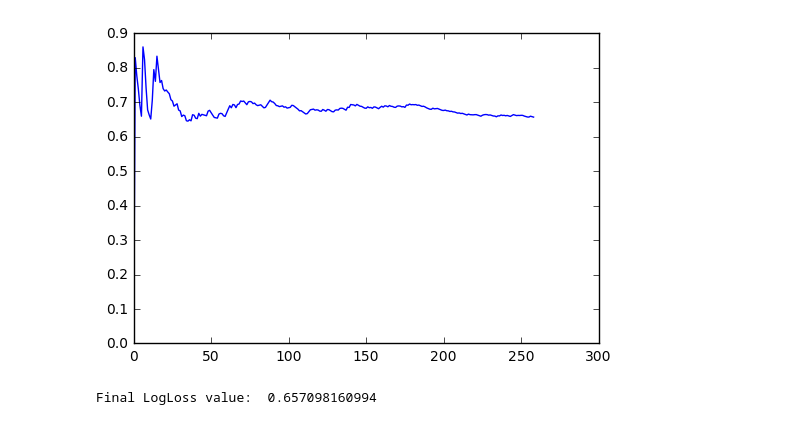
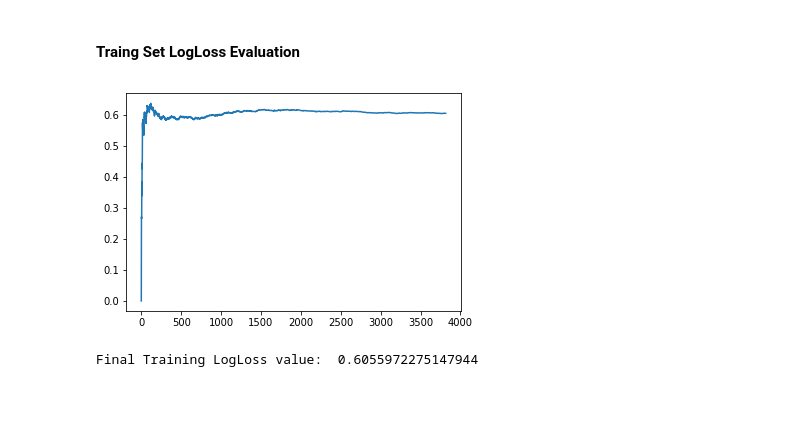
Before and after one commit to ntozer/nba-game-predictor, a Jupyter notebook: mlp_nn_classifer.ipynb, the cells around one changed output. Drawn from its saved outputs; the diff is of its cells as text; code cells hidden in the pictures; blank space fills up the shorter version.

Commit message:
updates to MLP Classifier notebook and logloss.py

```diff
--- a/mlp_nn_classifer.ipynb
+++ b/mlp_nn_classifer.ipynb
@@ -31,6 +9,18 @@ df = pd.read_csv('data/prep/2017season.csv')
+# %%
+seasons = [2011, 2012, 2013, 2014, 2015]
+df = None
+for season in seasons:
+    temp_df = pd.read_csv('data/prepared/{}_NBAseason.csv'.format(season))
+    if df is None:
+        df = temp_df
+    else:
+        df = df.append(temp_df, ignore_index=True)
 # %%
-msk = np.random.rand(len(df)) < 0.8
+msk = np.random.rand(len(df)) < 0.6
 train = df[msk]
-test = df[~msk]
+test_cval = df[~msk]
+msk = np.random.rand(len(test_cval)) < 0.5
+cval = test_cval[msk]
+test = test_cval[~msk]
 # %%
 print('Train: ', len(train), '\n'
@@ -53,5 +87,5 @@ test_features = test[features]
 # %%
-clf = MLPClassifier(solver='lbfgs', activation='logistic', alpha=1e-5, hidden_layer_sizes=(7,2), random_state=1)
+clf = MLPClassifier(solver='lbfgs', activation='logistic', alpha=1e-5, hidden_layer_sizes=(34, 4), random_state=1)
 # %%
 clf.fit(train_features, train_labels)
 # %% [output]
@@ -81,13 +103,15 @@ Final LogLoss value:  0.620137768295
-# %%
-fig = plt.figure()
-fig.add_axes()
-
-loglosslist = create_logloss_list(test_labels.tolist(), test_predictions[:,1].tolist())
-ax1 = fig.add_subplot(111)
-ax1.plot(range(len(loglosslist)), loglosslist)
-
-plt.show()
-print('Final LogLoss value: ', loglosslist[-1])
-# %% [output]
-[figure, removed]
-Final LogLoss value:  0.657098160994
+# %% [markdown]
+#### Traing Set LogLoss Evaluation
+# %%
+%matplotlib inline
+y_train = train_labels.tolist()
+p_train = train_predictions[:,1].tolist()
+
+train_ax = create_logloss_subplot(p_train, y_train)
+logloss = compute_logloss(p_train, y_train)
+
+plt.show()
+print('Final Training LogLoss value: ', logloss)
+# %% [output]
+[figure, added]
+Final Training LogLoss value:  0.6055972275147944
```
Also changed, not shown: parts of 18 cells of this notebook, 2 other files.
